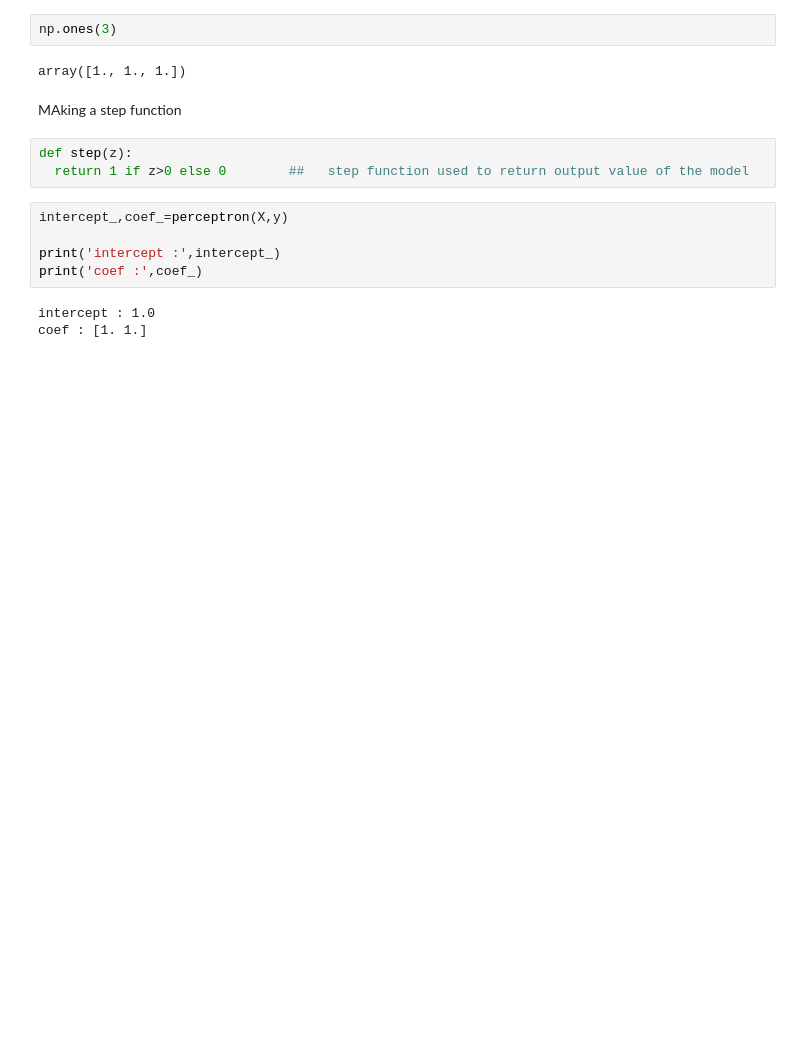
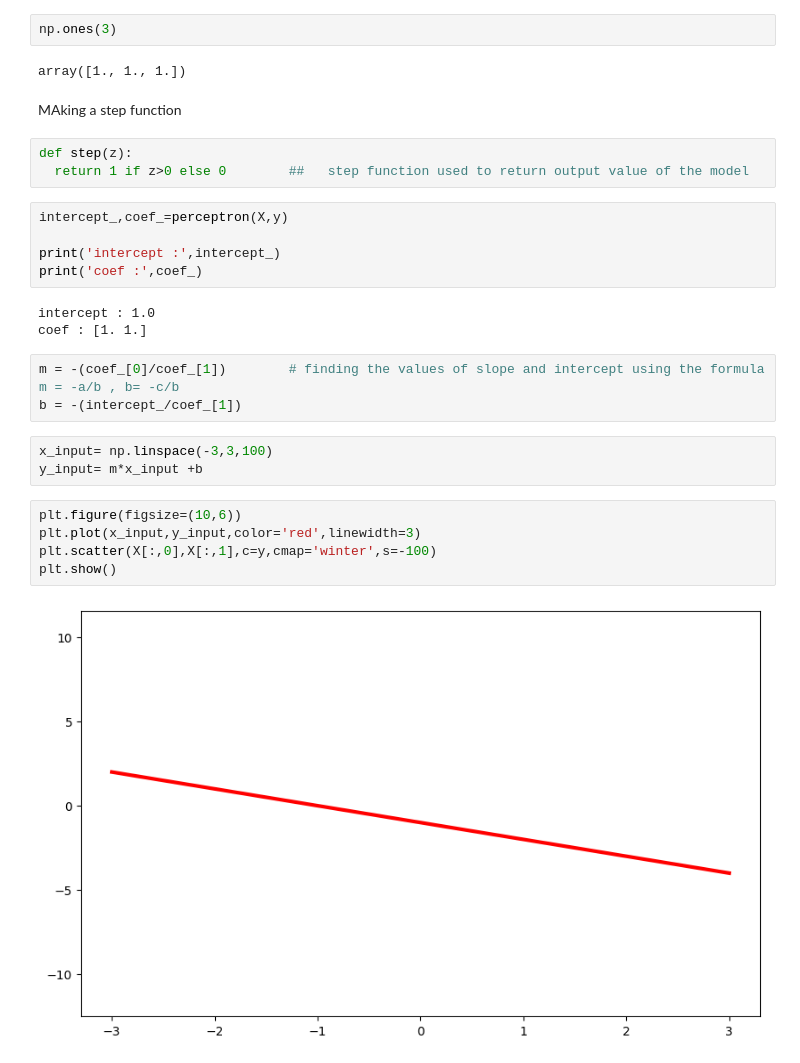
Before and after one commit to Aaaaddddyyyyyyyy/Machine-Learning-repo, a Jupyter notebook: Logistic_regression.ipynb, the cells around one changed output. Drawn from its saved outputs; the diff is of its cells as text; blank space fills up the shorter version.

```diff
--- a/Logistic_regression.ipynb
+++ b/Logistic_regression.ipynb
@@ -62,3 +62,16 @@ print('coef :',coef_)
 # %% [output]
 intercept : 1.0
 coef : [1. 1.]
+# %%
+m = -(coef_[0]/coef_[1])        # finding the values of slope and intercept using the formula m = -a/b , b= -c/b
+b = -(intercept_/coef_[1])
+# %%
+x_input= np.linspace(-3,3,100)
+y_input= m*x_input +b
+# %%
+plt.figure(figsize=(10,6))
+plt.plot(x_input,y_input,color='red',linewidth=3)
+plt.scatter(X[:,0],X[:,1],c=y,cmap='winter',s=-100)
+plt.show()
+# %% [output]
+[figure, added]
```
